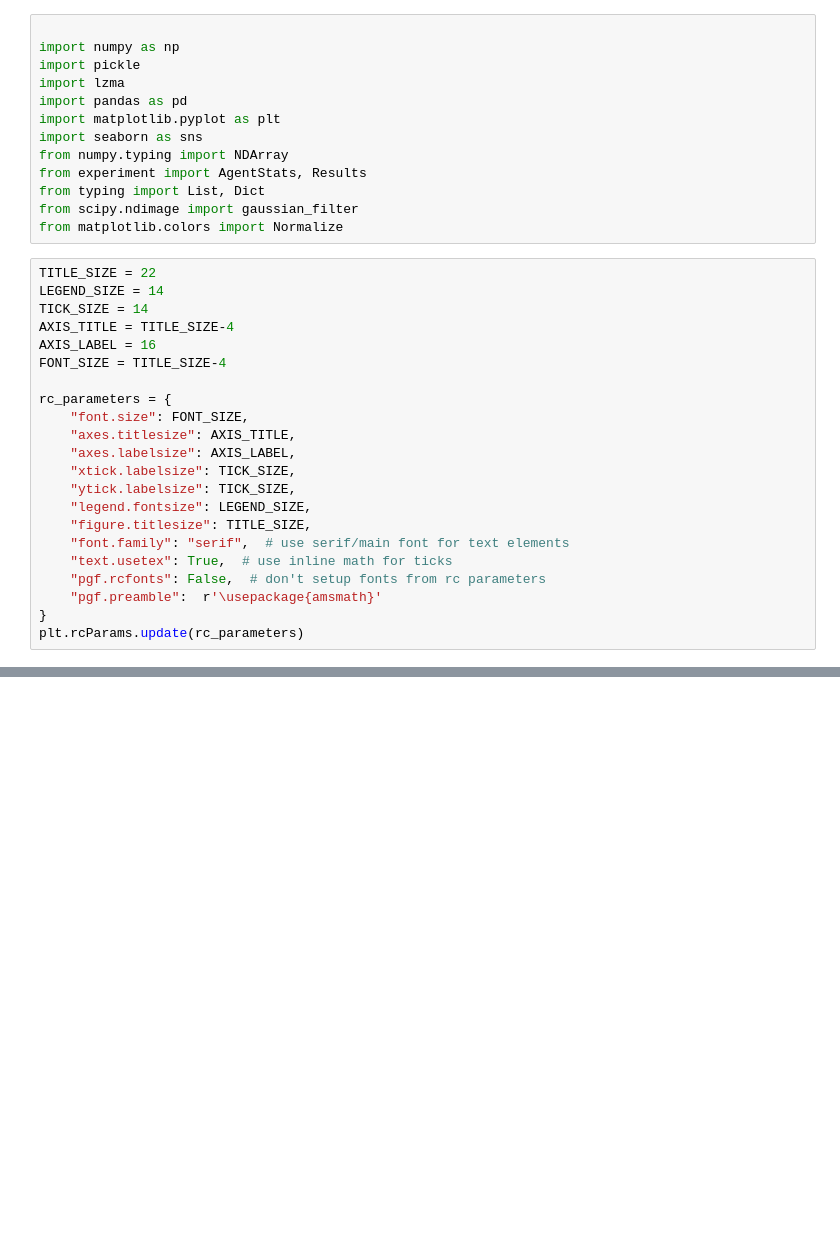
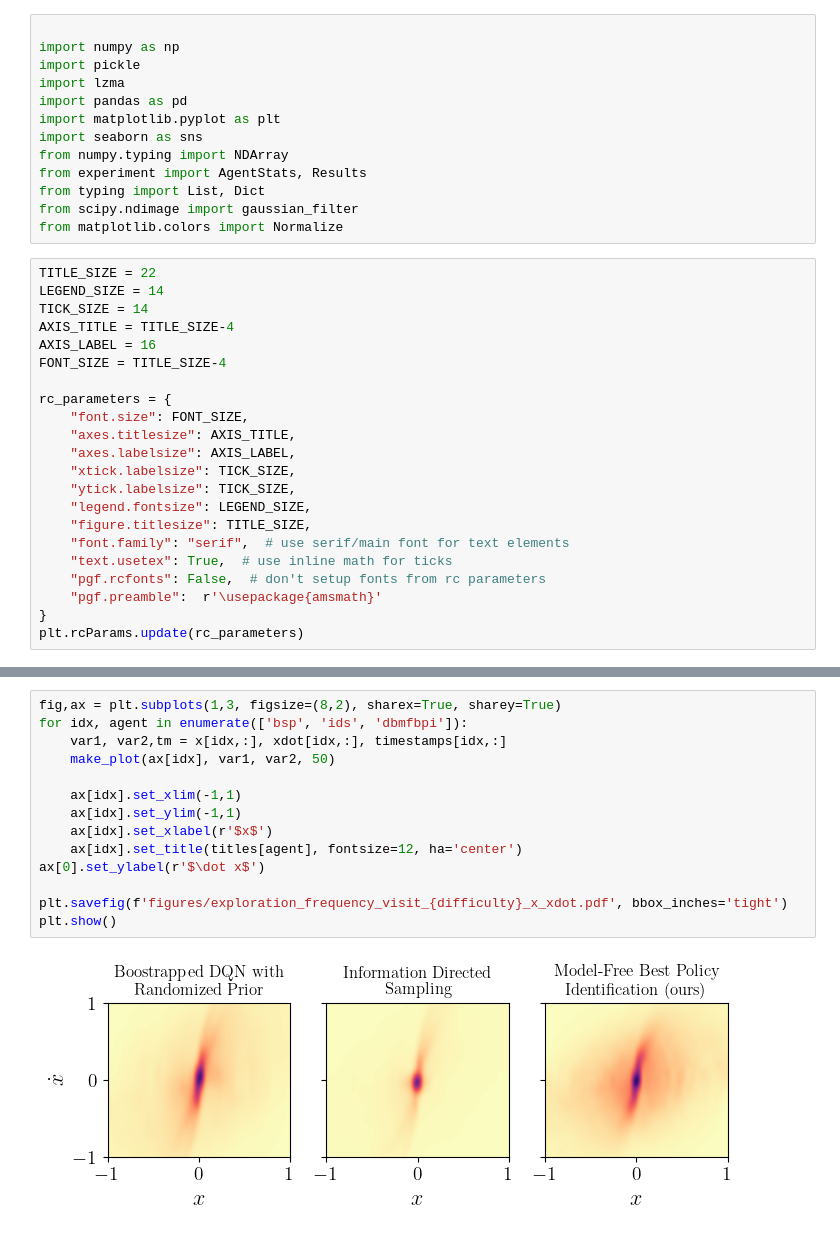
Before and after one commit to rssalessio/ModelFreeActiveExplorationRL, a Jupyter notebook: CartPoleSwingUp/make_exploration_plots.ipynb, the cells around one changed output, grey strips where cells are left out. Saved outputs shown, nothing was run; the diff lists cells and outputs as text; blank space fills up the shorter version.

```diff
--- a/CartPoleSwingUp/make_exploration_plots.ipynb
+++ b/CartPoleSwingUp/make_exploration_plots.ipynb
@@ -99,0 +101,16 @@ plt.show()
+# %%
+fig,ax = plt.subplots(1,3, figsize=(8,2), sharex=True, sharey=True)
+for idx, agent in enumerate(['bsp', 'ids', 'dbmfbpi']):
+    var1, var2,tm = x[idx,:], xdot[idx,:], timestamps[idx,:]
+    make_plot(ax[idx], var1, var2, 50)
+
+    ax[idx].set_xlim(-1,1)
+    ax[idx].set_ylim(-1,1)
+    ax[idx].set_xlabel(r'$x$')
+    ax[idx].set_title(titles[agent], fontsize=12, ha='center')
+ax[0].set_ylabel(r'$\dot x$')
+
+plt.savefig(f'figures/exploration_frequency_visit_{difficulty}_x_xdot.pdf', bbox_inches='tight')
+plt.show()
+# %% [output]
+[figure, added]
```
Also changed, not shown: parts of 5 cells of this notebook, 20 other files.
